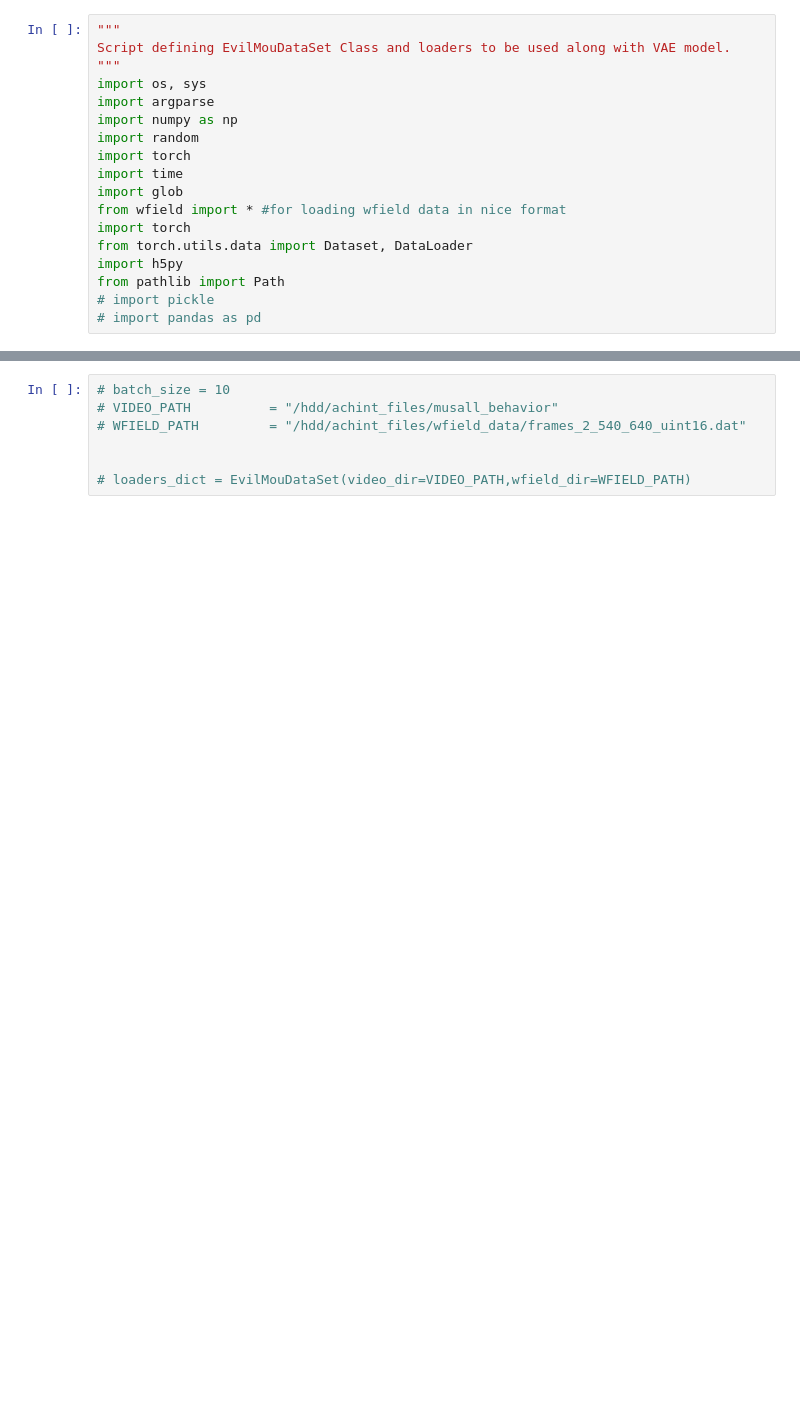
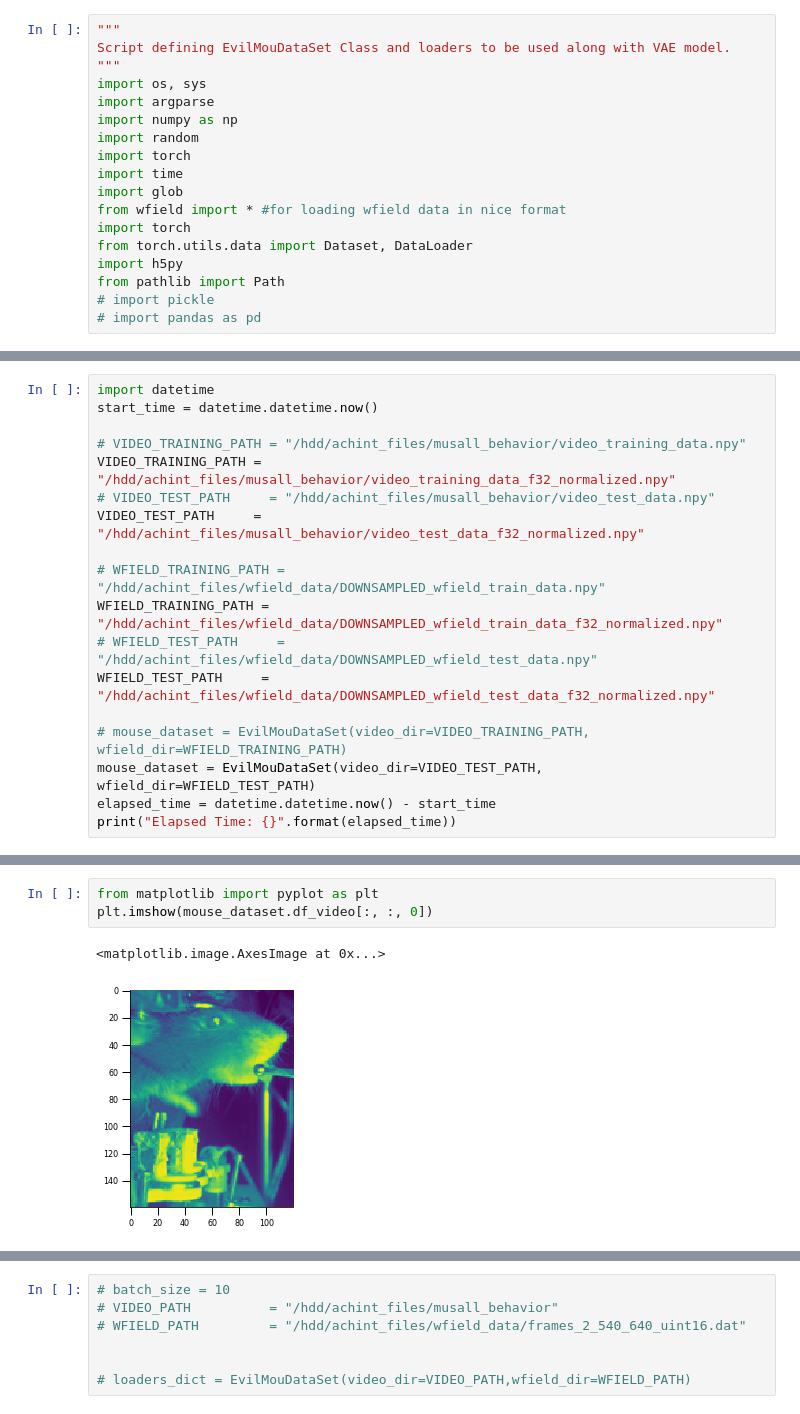
Before and after one commit to achintzeus1994/POISE_VAE, a Jupyter notebook: POISE_VIDEO_WFIELD/data_preprocessing.ipynb, the cells around one changed output, grey strips where cells are left out. Saved outputs shown, nothing was run; the diff lists cells and outputs as text; blank space fills up the shorter version.

```diff
--- a/POISE_VIDEO_WFIELD/data_preprocessing.ipynb
+++ b/POISE_VIDEO_WFIELD/data_preprocessing.ipynb
@@ -56 +56,19 @@ class EvilMouDataSet(torch.utils.data.Dataset):
         return video_data, wfield_data
+# %%
+import datetime
+start_time = datetime.datetime.now()
+
+# VIDEO_TRAINING_PATH = "/hdd/achint_files/musall_behavior/video_training_data.npy"
+VIDEO_TRAINING_PATH = "/hdd/achint_files/musall_behavior/video_training_data_f32_normalized.npy"
+# VIDEO_TEST_PATH     = "/hdd/achint_files/musall_behavior/video_test_data.npy"
+VIDEO_TEST_PATH     = "/hdd/achint_files/musall_behavior/video_test_data_f32_normalized.npy"
+
+# WFIELD_TRAINING_PATH = "/hdd/achint_files/wfield_data/DOWNSAMPLED_wfield_train_data.npy"
+WFIELD_TRAINING_PATH = "/hdd/achint_files/wfield_data/DOWNSAMPLED_wfield_train_data_f32_normalized.npy"
+# WFIELD_TEST_PATH     = "/hdd/achint_files/wfield_data/DOWNSAMPLED_wfield_test_data.npy"
+WFIELD_TEST_PATH     = "/hdd/achint_files/wfield_data/DOWNSAMPLED_wfield_test_data_f32_normalized.npy"
+
+# mouse_dataset = EvilMouDataSet(video_dir=VIDEO_TRAINING_PATH, wfield_dir=WFIELD_TRAINING_PATH)
+mouse_dataset = EvilMouDataSet(video_dir=VIDEO_TEST_PATH, wfield_dir=WFIELD_TEST_PATH)
+elapsed_time = datetime.datetime.now() - start_time
+print("Elapsed Time: {}".format(elapsed_time))
@@ -56,0 +114,6 @@ class EvilMouDataSet(torch.utils.data.Dataset):
+# %%
+from matplotlib import pyplot as plt
+plt.imshow(mouse_dataset.df_video[:, :, 0])
+# %% [output]
+<matplotlib.image.AxesImage at 0x...>
+[figure, added]
```
Also changed, not shown: parts of 14 cells of this notebook, 5 other files.
